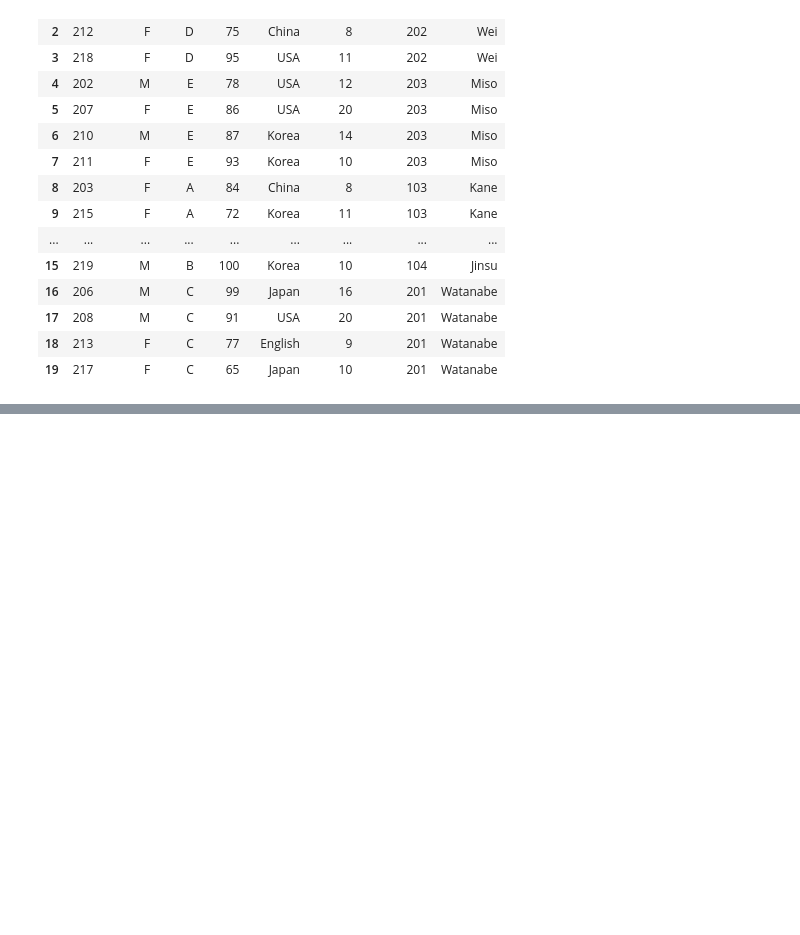
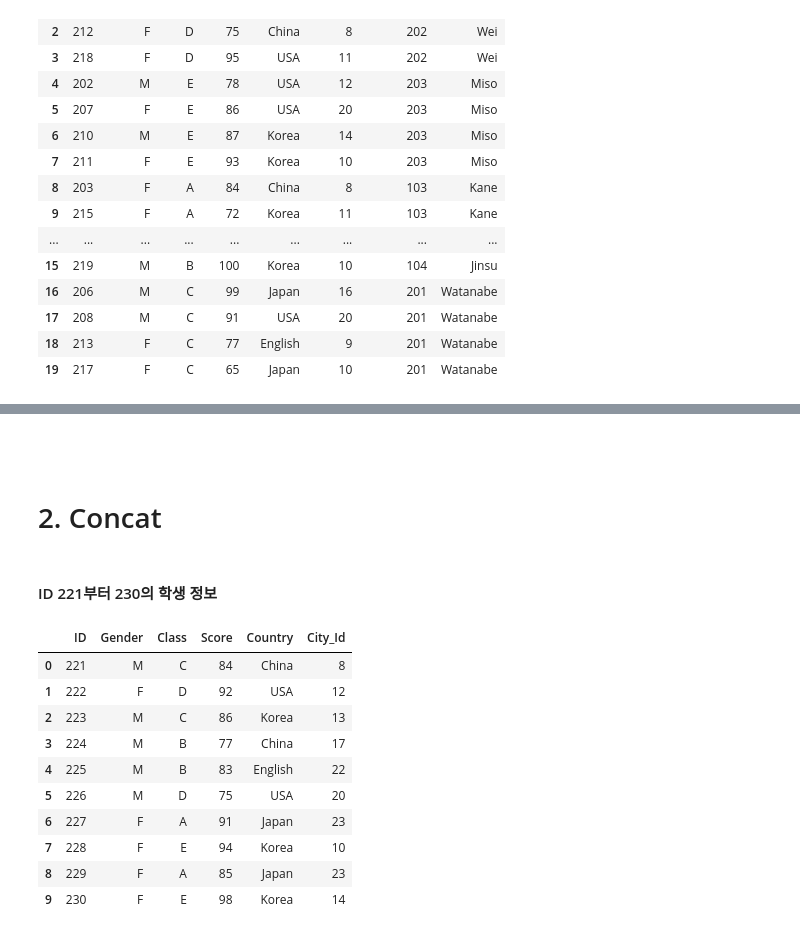
Before and after one commit to todagi/DataAnalysis_skill, a Jupyter notebook: python skill/pandas 데이터 합치기.ipynb, the cells around one changed output, grey strips where cells are left out. Drawn from its saved outputs; the diff is of its cells as text; code cells hidden in the pictures; blank space fills up the shorter version.

```diff
--- a/python skill/pandas 데이터 합치기.ipynb
+++ b/python skill/pandas 데이터 합치기.ipynb
@@ -122,0 +150,30 @@ pd.merge(Si, Class)
+# %% [markdown]
+####
+####
+# %% [markdown]
+# 2. Concat
+# %% [markdown]
+#### ID 221부터 230의 학생 정보
+# %%
+SI_v2 = {'ID' : [i for i in range(221, 231)],
+         'Gender' : ['M', 'F', 'M', 'M', 'M', 'M', 'F', 'F', 'F', 'F'],
+         'Class' : ['C', 'D', 'C', 'B', 'B', 'D', 'A', 'E', 'A', 'E'],
+         'Score' : [84, 92, 86, 77, 83, 75, 91, 94, 85, 98],
+         'Country' : ['China', 'USA', 'Korea', 'China', 'English','USA', 'Japan', 'Korea', 'Japan', 'Korea'],
+         'City_Id' : [8, 12, 13, 17, 22, 20, 23, 10, 23, 14]
+         }
+
+SI_v2 = DataFrame(SI_v2)
+SI_v2
+# %% [output]
+|  | ID | Gender | Class | Score | Country | City_Id |
+| 0 | 221 | M | C | 84 | China | 8 |
+| 1 | 222 | F | D | 92 | USA | 12 |
+| 2 | 223 | M | C | 86 | Korea | 13 |
+| 3 | 224 | M | B | 77 | China | 17 |
+| 4 | 225 | M | B | 83 | English | 22 |
+| 5 | 226 | M | D | 75 | USA | 20 |
+| 6 | 227 | F | A | 91 | Japan | 23 |
+| 7 | 228 | F | E | 94 | Korea | 10 |
+| 8 | 229 | F | A | 85 | Japan | 23 |
+| 9 | 230 | F | E | 98 | Korea | 14 |
```
Also changed, not shown: parts of 7 cells of this notebook.
